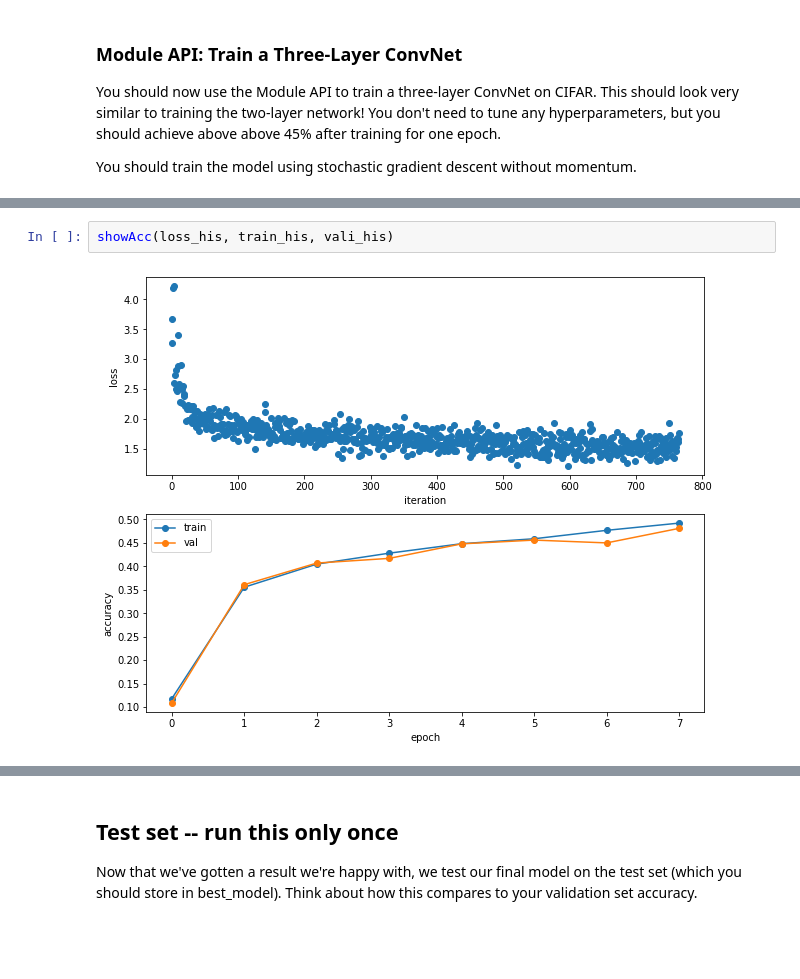
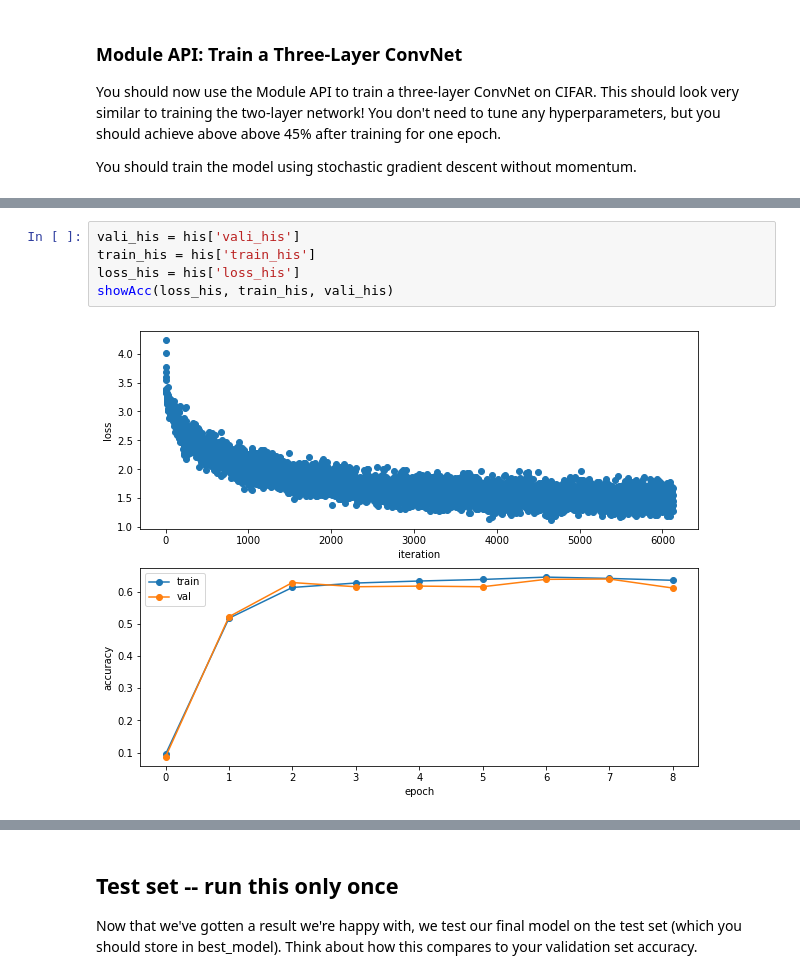
Before and after one commit to bingcheng1998/HyperQuest, a Jupyter notebook: conv data generator/PyTorch.ipynb, the cells around one changed output, grey strips where cells are left out. Saved outputs shown, nothing was run; the diff lists cells and outputs as text; blank space fills up the shorter version.

```diff
--- a/conv data generator/PyTorch.ipynb
+++ b/conv data generator/PyTorch.ipynb
@@ -691,5 +319,8 @@ vali_acc = 0.481, train_acc = 0.49220408163265306
-# %%
-showAcc(loss_his, train_his, vali_his)
-# %% [output]
-[figure, removed]
+# %%
+vali_his = his['vali_his']
+train_his = his['train_his']
+loss_his = his['loss_his']
+showAcc(loss_his, train_his, vali_his)
+# %% [output]
+[figure, added]
 # %%
```
Also changed, not shown: parts of 32 cells of this notebook, 26 other files.
